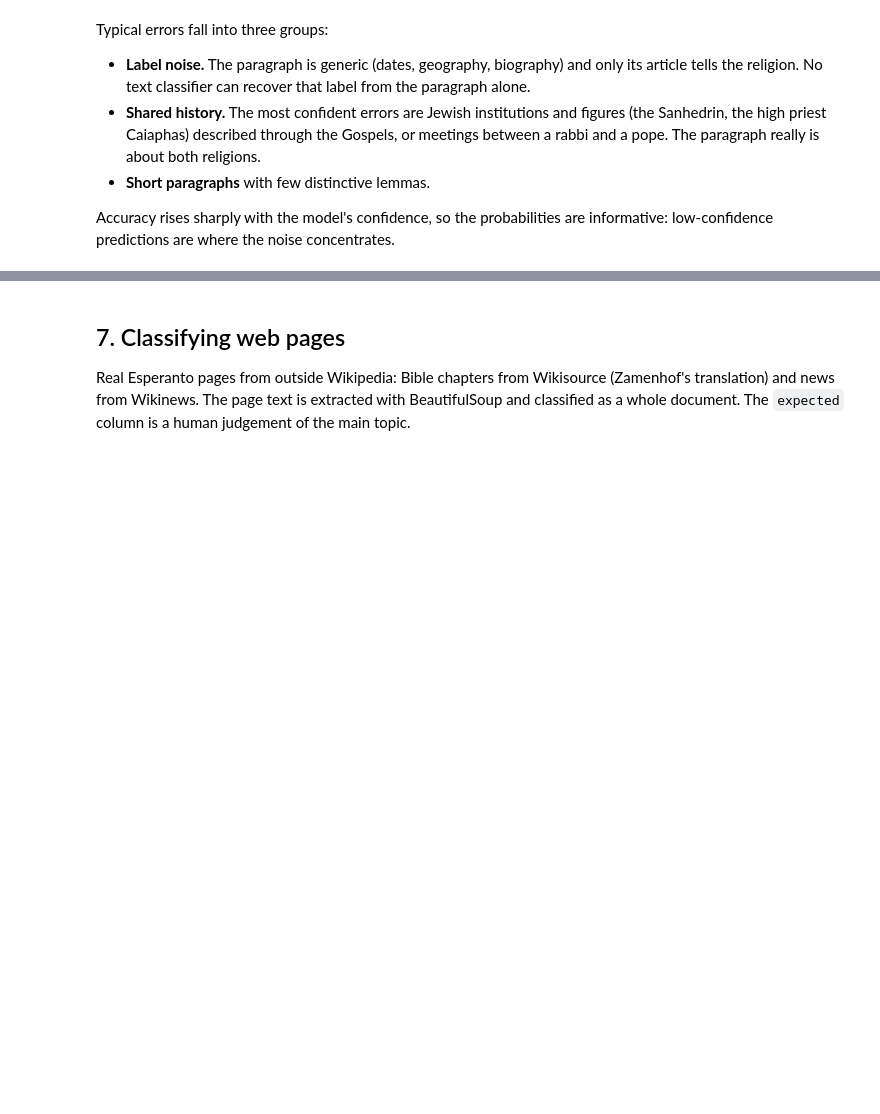
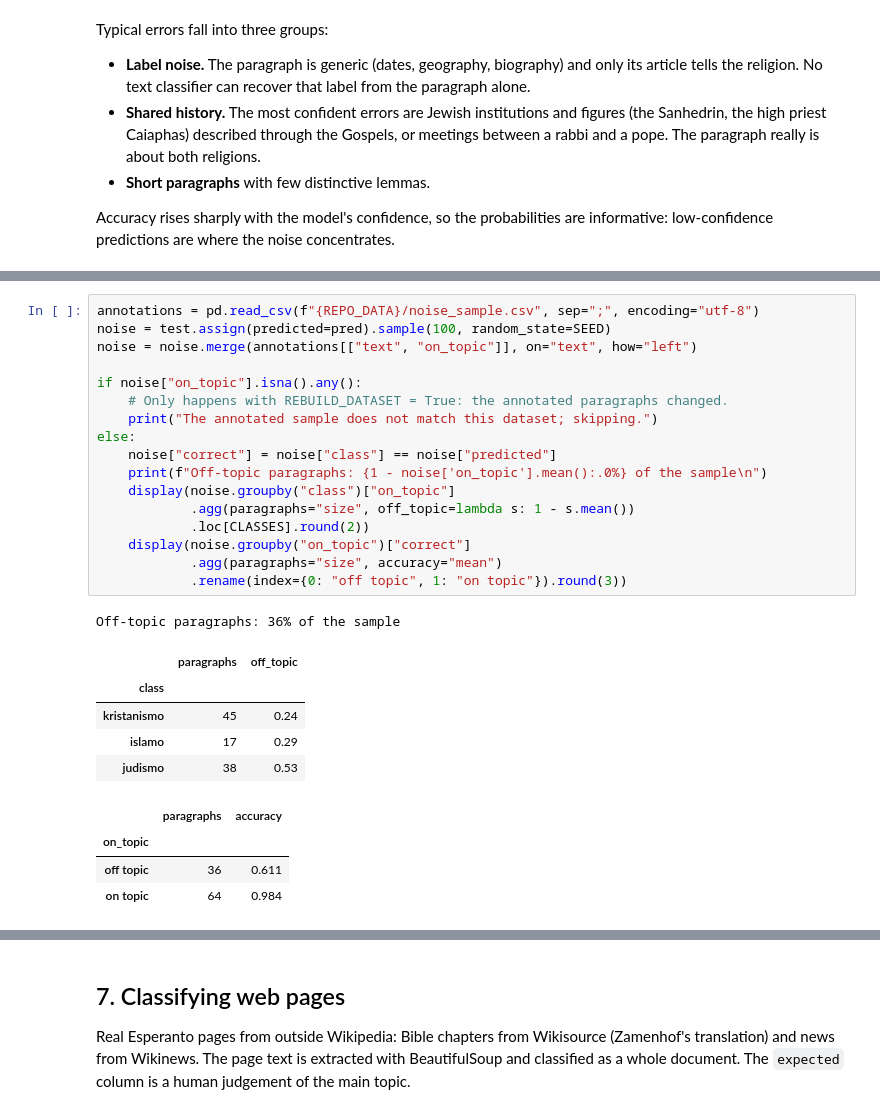
Before and after one commit to Godalberto10/Esperanto-Text-Classification, a Jupyter notebook: notebooks/classification.ipynb, the cells around one changed output, grey strips where cells are left out. Cells and saved outputs as stored; diff of their text form; blank space fills up the shorter version.

```diff
--- a/notebooks/classification.ipynb
+++ b/notebooks/classification.ipynb
@@ -375,0 +422,28 @@ informative: low-confidence predictions are where the noise concentrates.
+# %%
+annotations = pd.read_csv(f"{REPO_DATA}/noise_sample.csv", sep=";", encoding="utf-8")
+noise = test.assign(predicted=pred).sample(100, random_state=SEED)
+noise = noise.merge(annotations[["text", "on_topic"]], on="text", how="left")
+
+if noise["on_topic"].isna().any():
+    # Only happens with REBUILD_DATASET = True: the annotated paragraphs changed.
+    print("The annotated sample does not match this dataset; skipping.")
+else:
+    noise["correct"] = noise["class"] == noise["predicted"]
+    print(f"Off-topic paragraphs: {1 - noise['on_topic'].mean():.0%} of the sample\n")
+    display(noise.groupby("class")["on_topic"]
+            .agg(paragraphs="size", off_topic=lambda s: 1 - s.mean())
+            .loc[CLASSES].round(2))
+    display(noise.groupby("on_topic")["correct"]
+            .agg(paragraphs="size", accuracy="mean")
+            .rename(index={0: "off topic", 1: "on topic"}).round(3))
+# %% [output]
+Off-topic paragraphs: 36% of the sample
+|  | paragraphs | off_topic |
+| class |  |  |
+| kristanismo | 45 | 0.24 |
+| islamo | 17 | 0.29 |
+| judismo | 38 | 0.53 |
+|  | paragraphs | accuracy |
+| on_topic |  |  |
+| off topic | 36 | 0.611 |
+| on topic | 64 | 0.984 |
```
Also changed, not shown: parts of 7 cells of this notebook, 3 other files.
